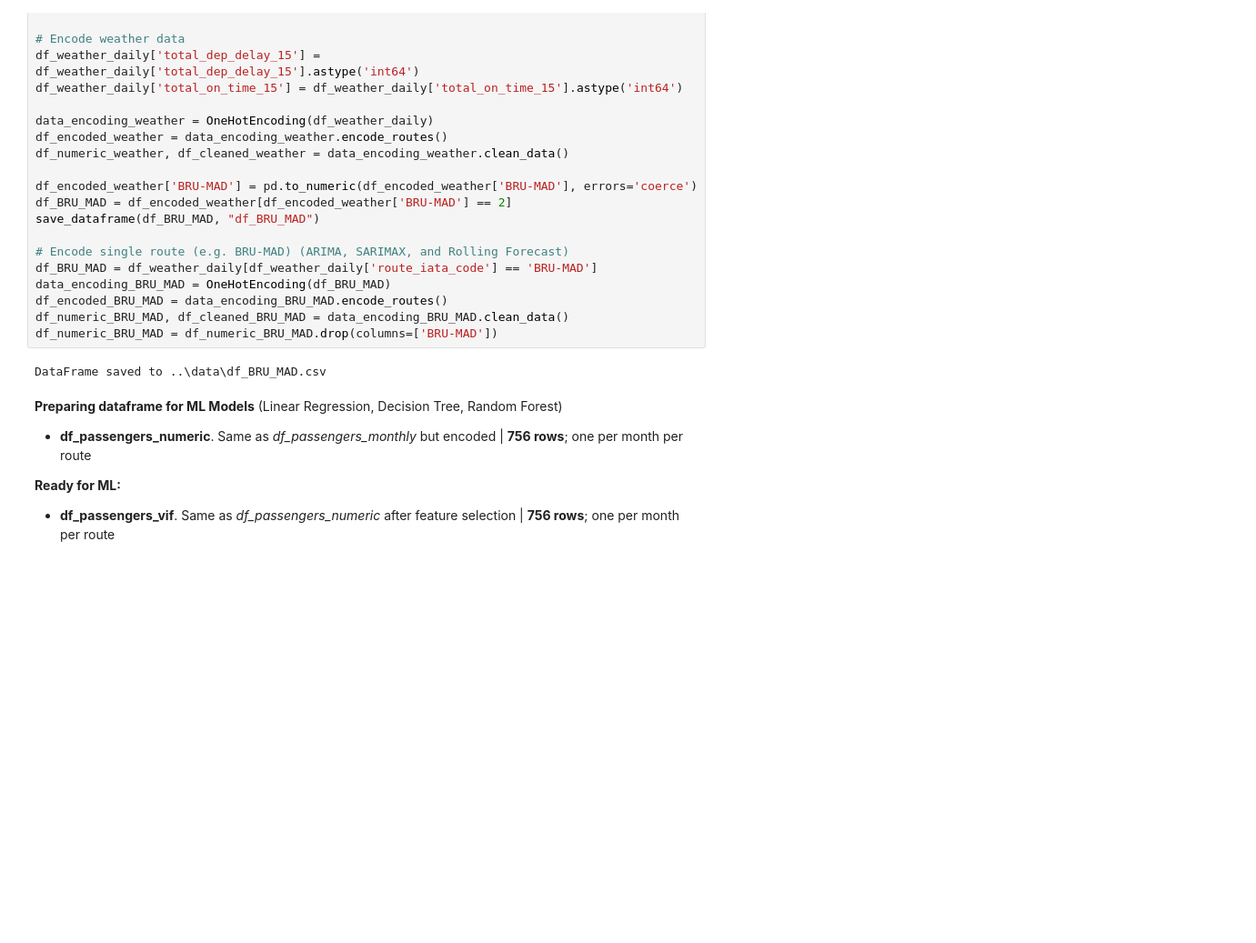
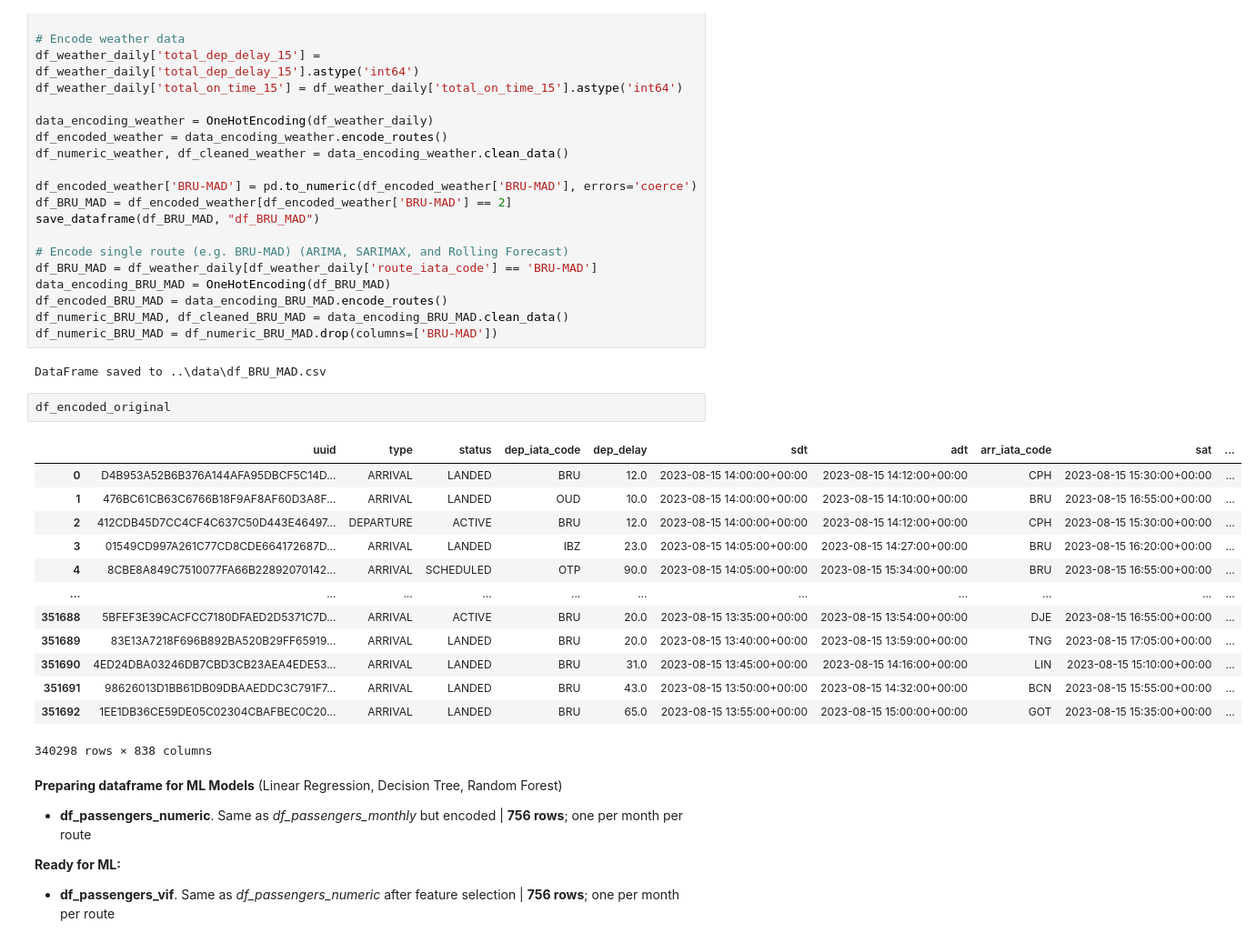
Before and after one commit to DT-Service-Consulting/avstats, a Jupyter notebook: avstats/AvStats_EDA.ipynb, the cells around one changed output. Shown at 91% size. Cells and saved outputs as stored; diff of their text form; blank space fills up the shorter version.

```diff
--- a/avstats/AvStats_EDA.ipynb
+++ b/avstats/AvStats_EDA.ipynb
@@ -329,6 +329,22 @@ df_numeric_BRU_MAD, df_cleaned_BRU_MAD = data_encoding_BRU_MAD.clean_data()
 df_numeric_BRU_MAD = df_numeric_BRU_MAD.drop(columns=['BRU-MAD'])
 # %% [output]
 DataFrame saved to ..\data\df_BRU_MAD.csv
+# %%
+df_encoded_original
+# %% [output]
+|  | uuid | type | status | dep_iata_code | dep_delay | sdt | adt | arr_iata_code | sat | ... |
+| 0 | D4B953A52B6B376A144AFA95DBCF5C14D... | ARRIVAL | LANDED | BRU | 12.0 | 2023-08-15 14:00:00+00:00 | 2023-08-15 14:12:00+00:00 | CPH | 2023-08-15 15:30:00+00:00 | ... |
+| 1 | 476BC61CB63C6766B18F9AF8AF60D3A8F... | ARRIVAL | LANDED | OUD | 10.0 | 2023-08-15 14:00:00+00:00 | 2023-08-15 14:10:00+00:00 | BRU | 2023-08-15 16:55:00+00:00 | ... |
+| 2 | 412CDB45D7CC4CF4C637C50D443E46497... | DEPARTURE | ACTIVE | BRU | 12.0 | 2023-08-15 14:00:00+00:00 | 2023-08-15 14:12:00+00:00 | CPH | 2023-08-15 15:30:00+00:00 | ... |
+| 3 | 01549CD997A261C77CD8CDE664172687D... | ARRIVAL | LANDED | IBZ | 23.0 | 2023-08-15 14:05:00+00:00 | 2023-08-15 14:27:00+00:00 | BRU | 2023-08-15 16:20:00+00:00 | ... |
+| 4 | 8CBE8A849C7510077FA66B22892070142... | ARRIVAL | SCHEDULED | OTP | 90.0 | 2023-08-15 14:05:00+00:00 | 2023-08-15 15:34:00+00:00 | BRU | 2023-08-15 16:55:00+00:00 | ... |
+| ... | ... | ... | ... | ... | ... | ... | ... | ... | ... | ... |
+| 351688 | 5BFEF3E39CACFCC7180DFAED2D5371C7D... | ARRIVAL | ACTIVE | BRU | 20.0 | 2023-08-15 13:35:00+00:00 | 2023-08-15 13:54:00+00:00 | DJE | 2023-08-15 16:55:00+00:00 | ... |
+| 351689 | 83E13A7218F696B892BA520B29FF65919... | ARRIVAL | LANDED | BRU | 20.0 | 2023-08-15 13:40:00+00:00 | 2023-08-15 13:59:00+00:00 | TNG | 2023-08-15 17:05:00+00:00 | ... |
+| 351690 | 4ED24DBA03246DB7CBD3CB23AEA4EDE53... | ARRIVAL | LANDED | BRU | 31.0 | 2023-08-15 13:45:00+00:00 | 2023-08-15 14:16:00+00:00 | LIN | 2023-08-15 15:10:00+00:00 | ... |
+| 351691 | 98626013D1BB61DB09DBAAEDDC3C791F7... | ARRIVAL | LANDED | BRU | 43.0 | 2023-08-15 13:50:00+00:00 | 2023-08-15 14:32:00+00:00 | BCN | 2023-08-15 15:55:00+00:00 | ... |
+| 351692 | 1EE1DB36CE59DE05C02304CBAFBEC0C20... | ARRIVAL | LANDED | BRU | 65.0 | 2023-08-15 13:55:00+00:00 | 2023-08-15 15:00:00+00:00 | GOT | 2023-08-15 15:35:00+00:00 | ... |
+340298 rows × 838 columns
 # %% [markdown]
 **Preparing dataframe for ML Models** (Linear Regression, Decision Tree, Random Forest)
 * **df_passengers_numeric**. Same as *df_passengers_monthly* but encoded | **756 rows**; one per month per route
```
Also changed, not shown: parts of 2 cells of this notebook, 2 other files.
